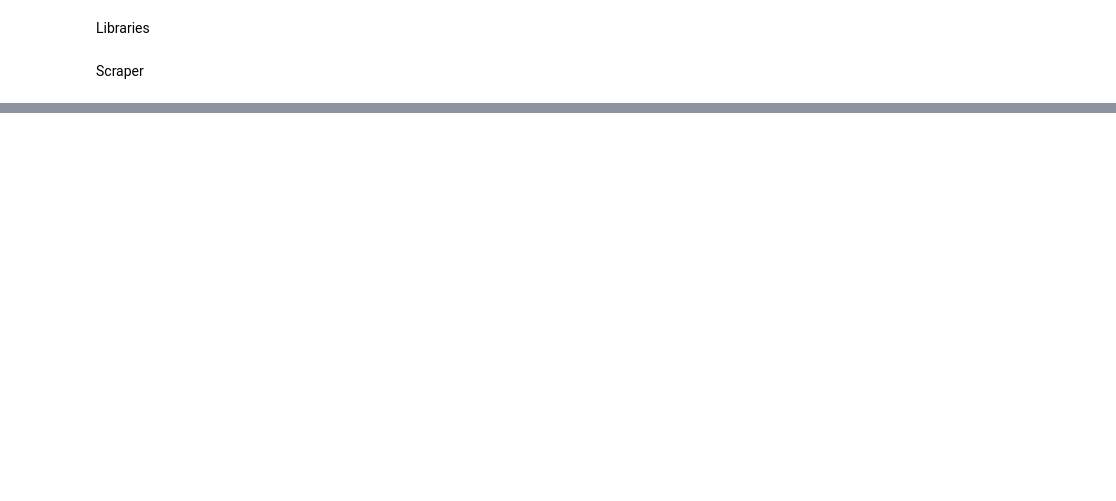
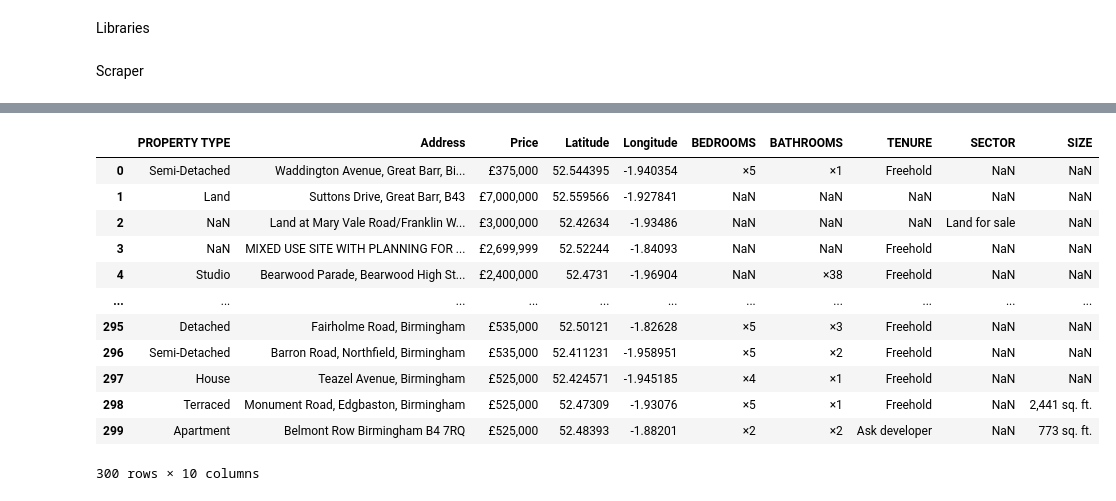
Before and after one commit to Shorleyshor/selling_birmingham, a Jupyter notebook: Web_scraping.ipynb, the cells around one changed output, grey strips where cells are left out. Saved outputs shown, nothing was run; the diff lists cells and outputs as text; code cells hidden in the pictures; blank space fills up the shorter version.

```diff
--- a/Web_scraping.ipynb
+++ b/Web_scraping.ipynb
@@ -153,0 +289,17 @@ df
+# %%
+df["Longitude"]= df["Longitude"].str.replace("e=|&signa|de=|=|&sig|t|n|", "", case = False)
+df
+# %% [output]
+|  | PROPERTY TYPE | Address | Price | Latitude | Longitude | BEDROOMS | BATHROOMS | TENURE | SECTOR | SIZE |
+| 0 | Semi-Detached | Waddington Avenue, Great Barr, Bi... | £375,000 | 52.544395 | -1.940354 | ×5 | ×1 | Freehold | NaN | NaN |
+| 1 | Land | Suttons Drive, Great Barr, B43 | £7,000,000 | 52.559566 | -1.927841 | NaN | NaN | NaN | NaN | NaN |
+| 2 | NaN | Land at Mary Vale Road/Franklin W... | £3,000,000 | 52.42634 | -1.93486 | NaN | NaN | NaN | Land for sale | NaN |
+| 3 | NaN | MIXED USE SITE WITH PLANNING FOR ... | £2,699,999 | 52.52244 | -1.84093 | NaN | NaN | Freehold | NaN | NaN |
+| 4 | Studio | Bearwood Parade, Bearwood High St... | £2,400,000 | 52.4731 | -1.96904 | NaN | ×38 | Freehold | NaN | NaN |
+| ... | ... | ... | ... | ... | ... | ... | ... | ... | ... | ... |
+| 295 | Detached | Fairholme Road, Birmingham | £535,000 | 52.50121 | -1.82628 | ×5 | ×3 | Freehold | NaN | NaN |
+| 296 | Semi-Detached | Barron Road, Northfield, Birmingham | £535,000 | 52.411231 | -1.958951 | ×5 | ×2 | Freehold | NaN | NaN |
+| 297 | House | Teazel Avenue, Birmingham | £525,000 | 52.424571 | -1.945185 | ×4 | ×1 | Freehold | NaN | NaN |
+| 298 | Terraced | Monument Road, Edgbaston, Birmingham | £525,000 | 52.47309 | -1.93076 | ×5 | ×1 | Freehold | NaN | 2,441 sq. ft. |
+| 299 | Apartment | Belmont Row Birmingham B4 7RQ | £525,000 | 52.48393 | -1.88201 | ×2 | ×2 | Ask developer | NaN | 773 sq. ft. |
+300 rows × 10 columns
```
Also changed, not shown: parts of 15 cells of this notebook, 1 other file.
